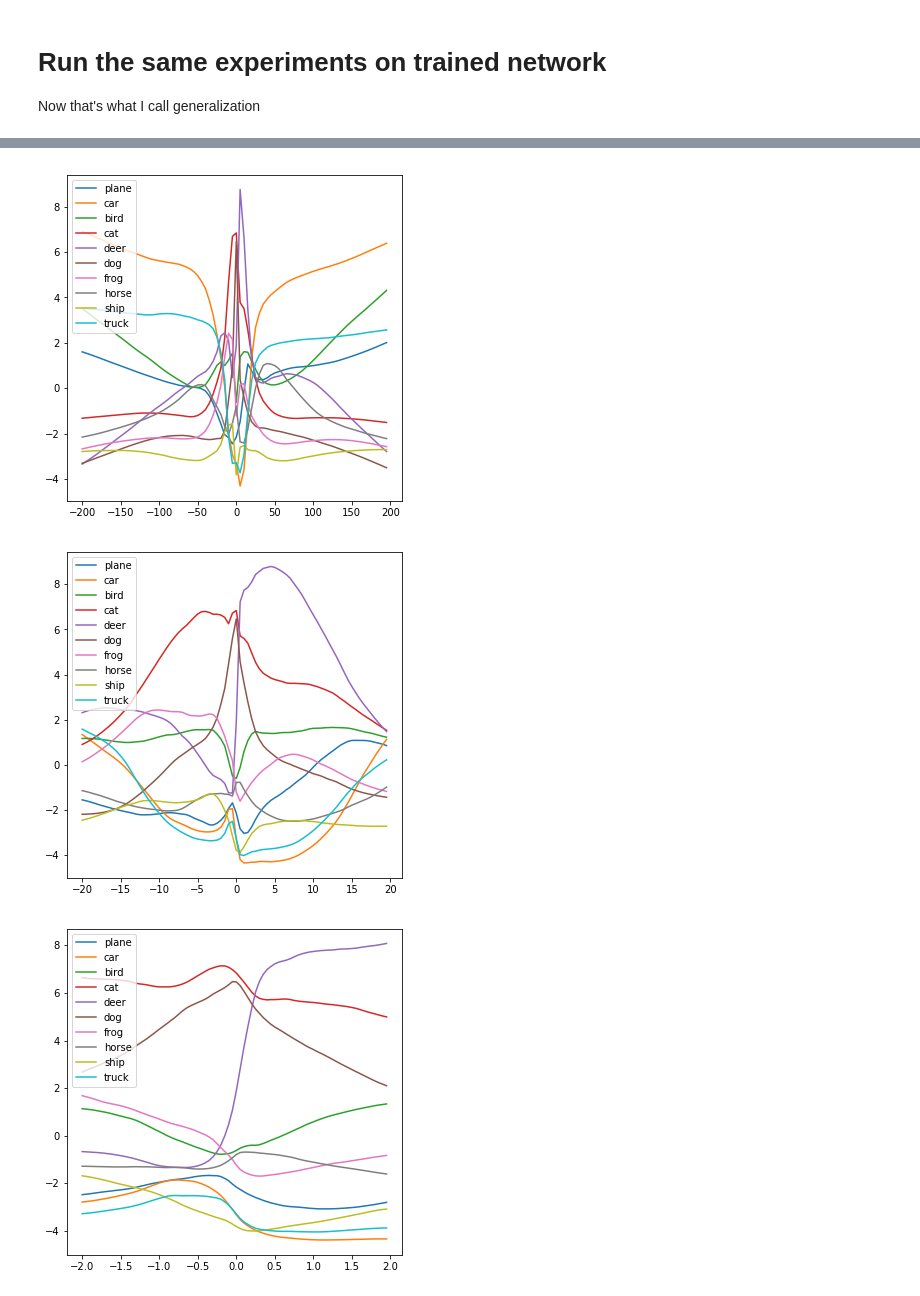
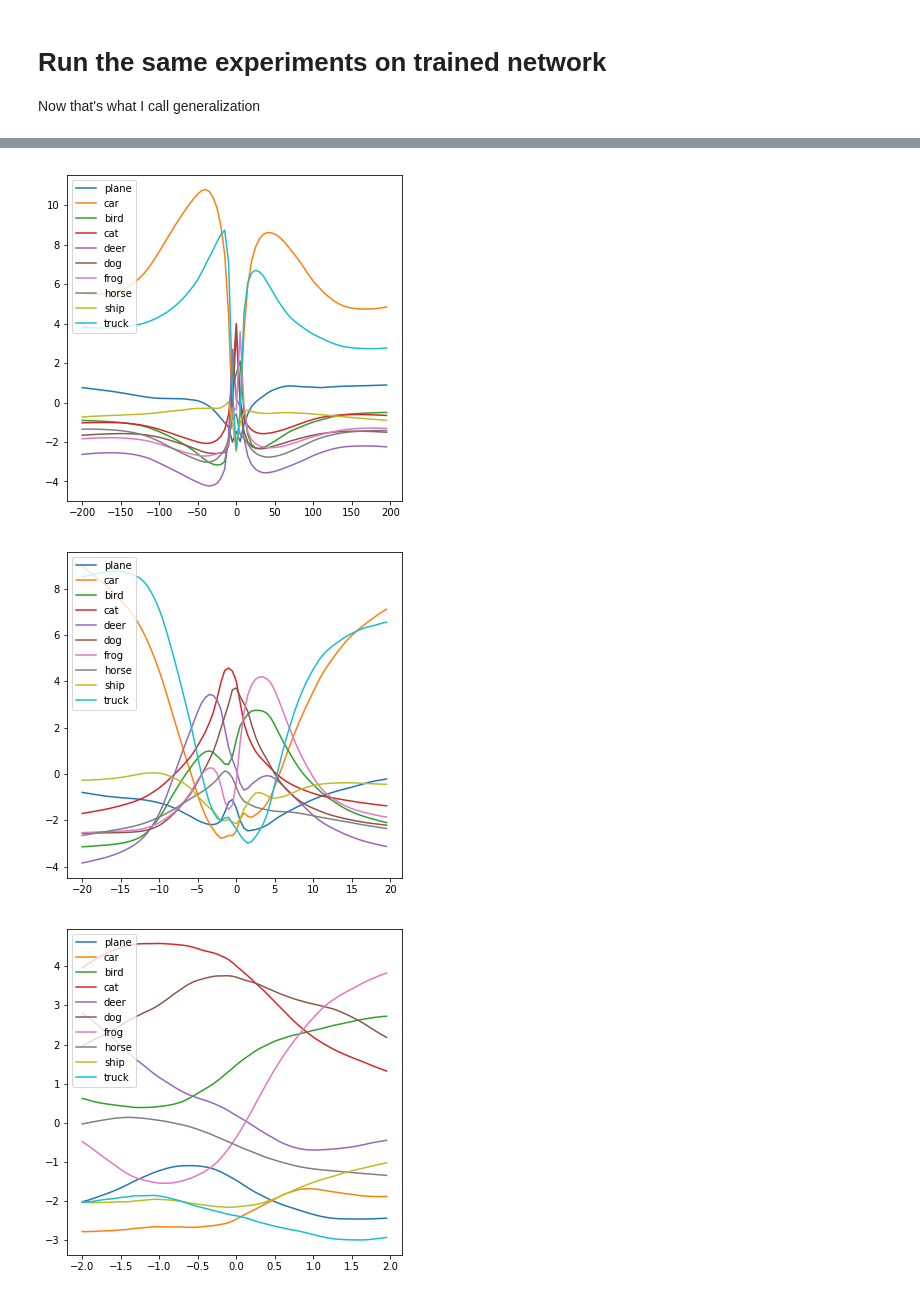
Before and after one commit to KellerJordan/Adversarial, a Jupyter notebook: LinearityExperiment.ipynb, the cells around one changed output, grey strips where cells are left out. Cells and saved outputs as stored; diff of their text form; code cells hidden in the pictures.

```diff
--- a/LinearityExperiment.ipynb
+++ b/LinearityExperiment.ipynb
@@ -112,0 +124,6 @@ Got 9041 / 10000 correct (90.41)
+# %%
+model = ResNet18().cuda()
+trainer = Trainer(model, loader_train, loader_val)
+trainer.check_accuracy(loader_test)
+trainer.load_checkpoint('resnet.pth.tar')
+trainer.check_accuracy(loader_test)
@@ -140,16 +189,17 @@ interpolator.plot(g, np.arange(-2, 2, .05))
 # %%
 # find adversarial direction
 scores = model(img_var)
-objective = scores.squeeze()[4]
+objective = scores.squeeze()[6]
 objective.backward()
-g = img_var.grad.data.clone()
+g_adv = img_var.grad.data.clone()
 img_var.grad.zero_()
-g = g / g.norm()
+g_adv = g_adv / g_adv.abs()
+g_adv = g_adv / g_adv.norm()
 
-interpolator.plot(g, np.arange(-200, 200, 5))
-interpolator.plot(g, np.arange(-20, 20, .5))
-interpolator.plot(g, np.arange(-2, 2, .05))
+interpolator.plot(g_adv, np.arange(-200, 200, 5))
+interpolator.plot(g_adv, np.arange(-20, 20, .5))
+interpolator.plot(g_adv, np.arange(-2, 2, .05))
 # %% [output]
-[figure, old version]
+[figure, new version]
-[figure, old version]
+[figure, new version]
-[figure, old version]
+[figure, new version]
```
Also changed, not shown: parts of 17 cells of this notebook, 4 other files.
